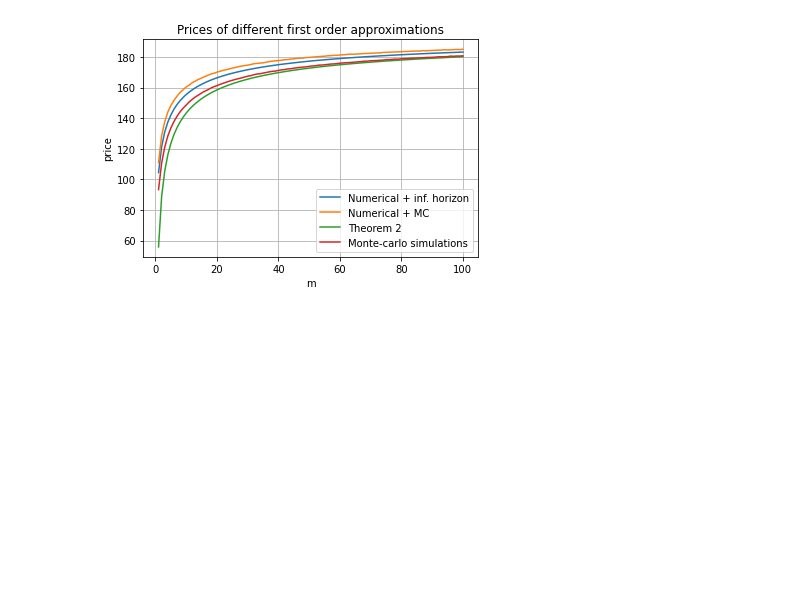
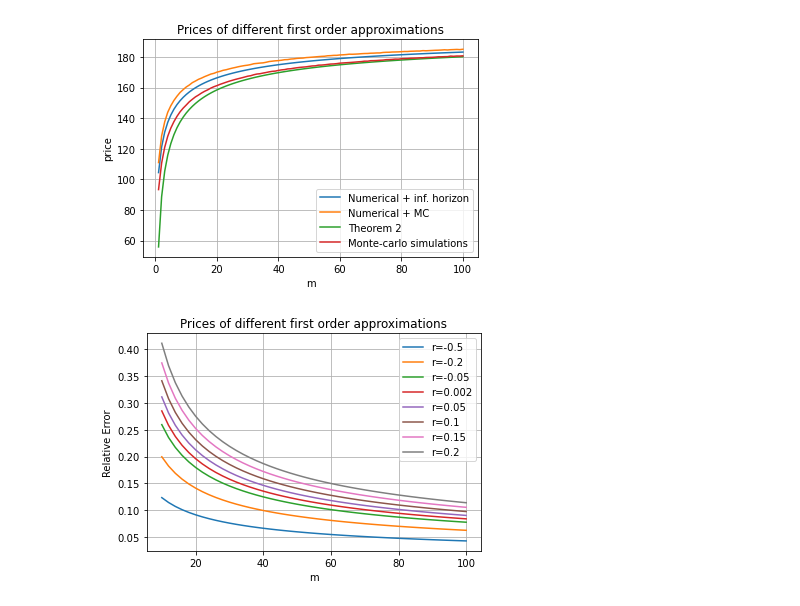
Before and after one commit to WoutervDijk/Thesis, a Jupyter notebook: notebooks/Cleaned_Notebook.ipynb, the cells around one changed output. Cells and saved outputs as stored; diff of their text form; code cells hidden in the pictures; blank space fills up the shorter version.

Commit message:
Latest edits, with many plots

```diff
--- a/notebooks/Cleaned_Notebook.ipynb
+++ b/notebooks/Cleaned_Notebook.ipynb
@@ -261,0 +283,27 @@ plt.show()
+# %%
+# A plot differing r_
+sims = np.load("relativeErrorr_deviations.npy")
+x_points = np.load("x_pointsRelativeErrorr_deviations.npy")
+import matplotlib.pyplot as plt
+import matplotlib
+# matplotlib.use("pgf")
+# matplotlib.rcParams.update({
+#     "pgf.texsystem": "pdflatex",
+#     'font.family': 'serif',
+#     'text.usetex': True,
+#     'pgf.rcfonts': False,
+# })
+for idx, r_ in enumerate(r_points):
+    plt.plot(x_points, sims[:, idx], label=f"r={r_}")
+
+plt.xlabel("m")
+plt.ylabel("Relative Error")
+plt.title("Prices of different first order approximations")
+plt.legend()
+plt.grid()
+
+plt.show()
+# TODO this code needs to be finished with my pc, because laptop is too slow. Also add picture for sigma and other T and for
+# Changing two parameters add once, but probably Second order approximation is necessary.
+# %% [output]
+[figure, added]
```
Also changed, not shown: parts of 7 cells of this notebook, 1 other file.
